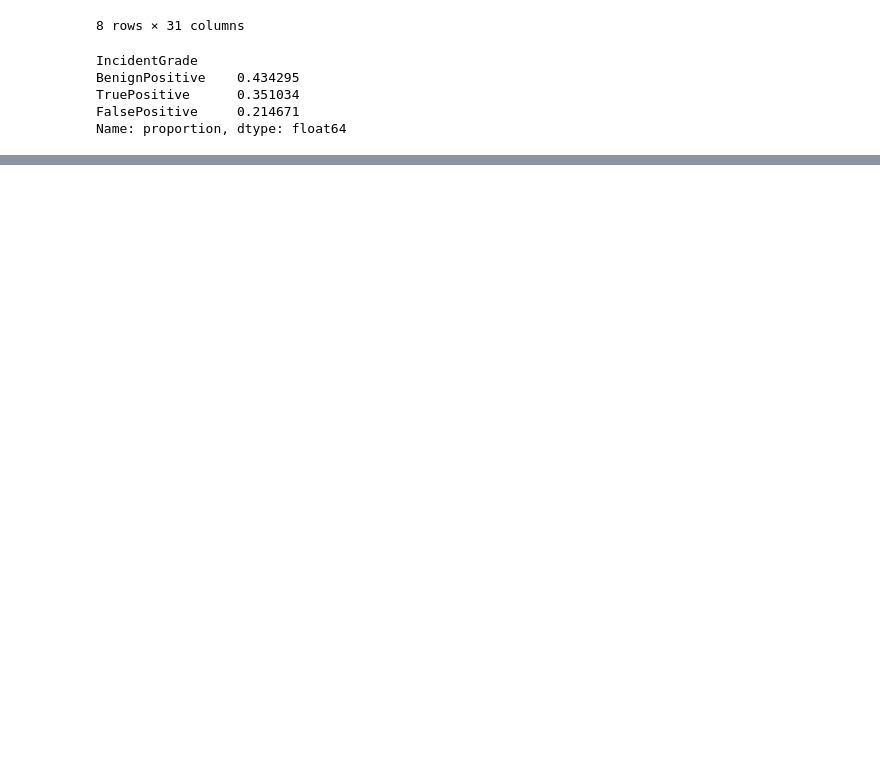
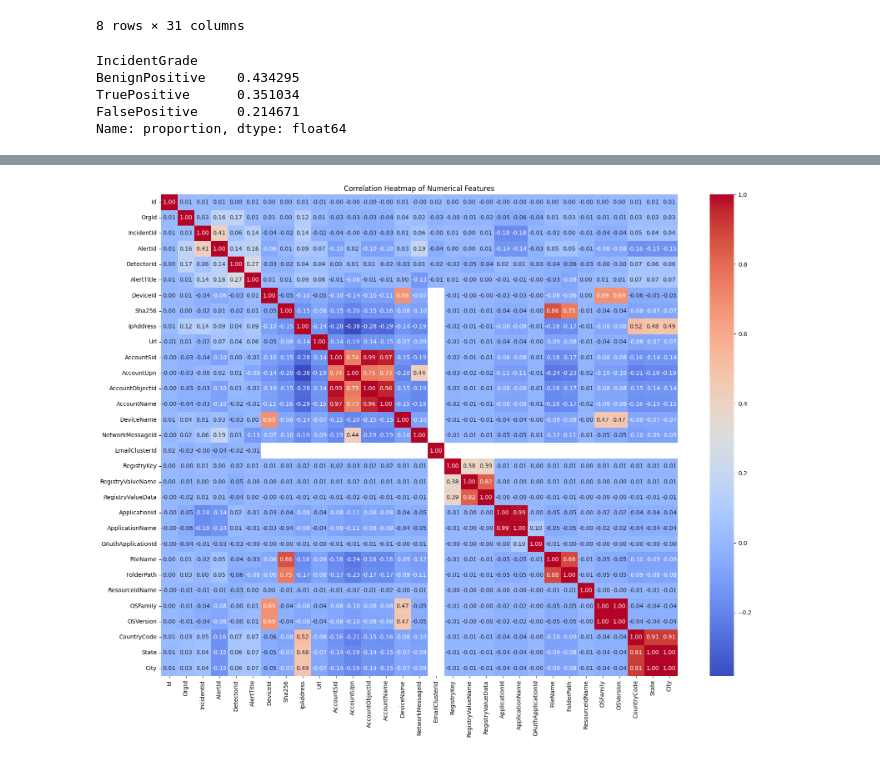
Before and after one commit to Avijit-Jana/Classifying_Cybersecurity_Incidents_Machine_Learning, a Jupyter notebook: NoteBooks/Data_Exploration_&_Understanding.ipynb, the cells around one changed output, grey strips where cells are left out. Saved outputs shown, nothing was run; the diff lists cells and outputs as text; code cells hidden in the pictures; blank space fills up the shorter version.

```diff
--- a/NoteBooks/Data_Exploration_&_Understanding.ipynb
+++ b/NoteBooks/Data_Exploration_&_Understanding.ipynb
@@ -63,0 +79,8 @@ Name: proportion, dtype: float64
+# %%
+# Correlation heatmap for numerical features
+plt.figure(figsize=(20, 15))
+sns.heatmap(df[num_columns].corr(), annot=True, cmap='coolwarm', fmt='.2f')
+plt.title('Correlation Heatmap of Numerical Features')
+plt.show()
+# %% [output]
+[figure, added]
```
Also changed, not shown: parts of 2 cells of this notebook.
